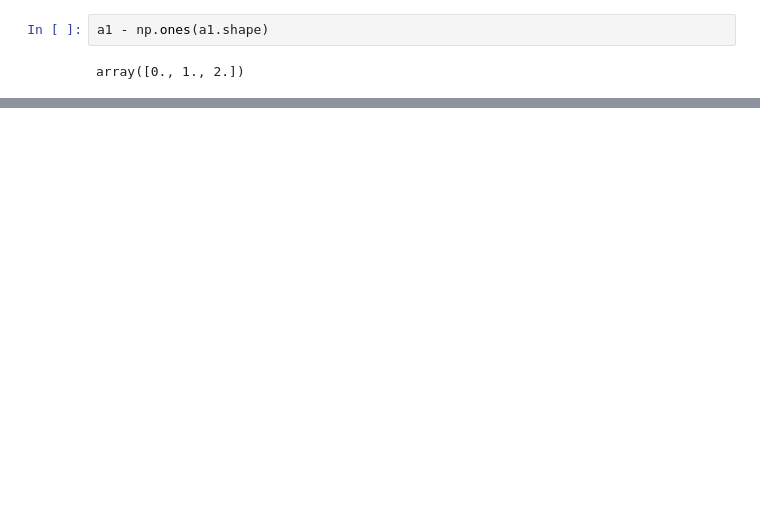
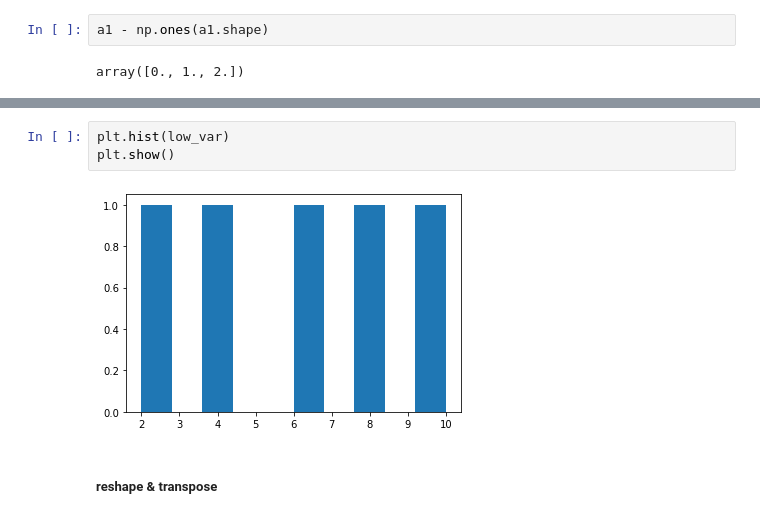
Before and after one commit to SandeepThokala/ZeroToMasteryPython, a Jupyter notebook: MachineLearning/NumpyIntorduction.ipynb, the cells around one changed output, grey strips where cells are left out. Drawn from its saved outputs; the diff is of its cells as text; blank space fills up the shorter version.

```diff
--- a/MachineLearning/NumpyIntorduction.ipynb
+++ b/MachineLearning/NumpyIntorduction.ipynb
@@ -150,0 +211,7 @@ array([0., 1., 2.])
+# %%
+plt.hist(low_var)
+plt.show()
+# %% [output]
+[figure, added]
+# %% [markdown]
+##### reshape & transpose
```
Also changed, not shown: parts of 51 cells of this notebook.
